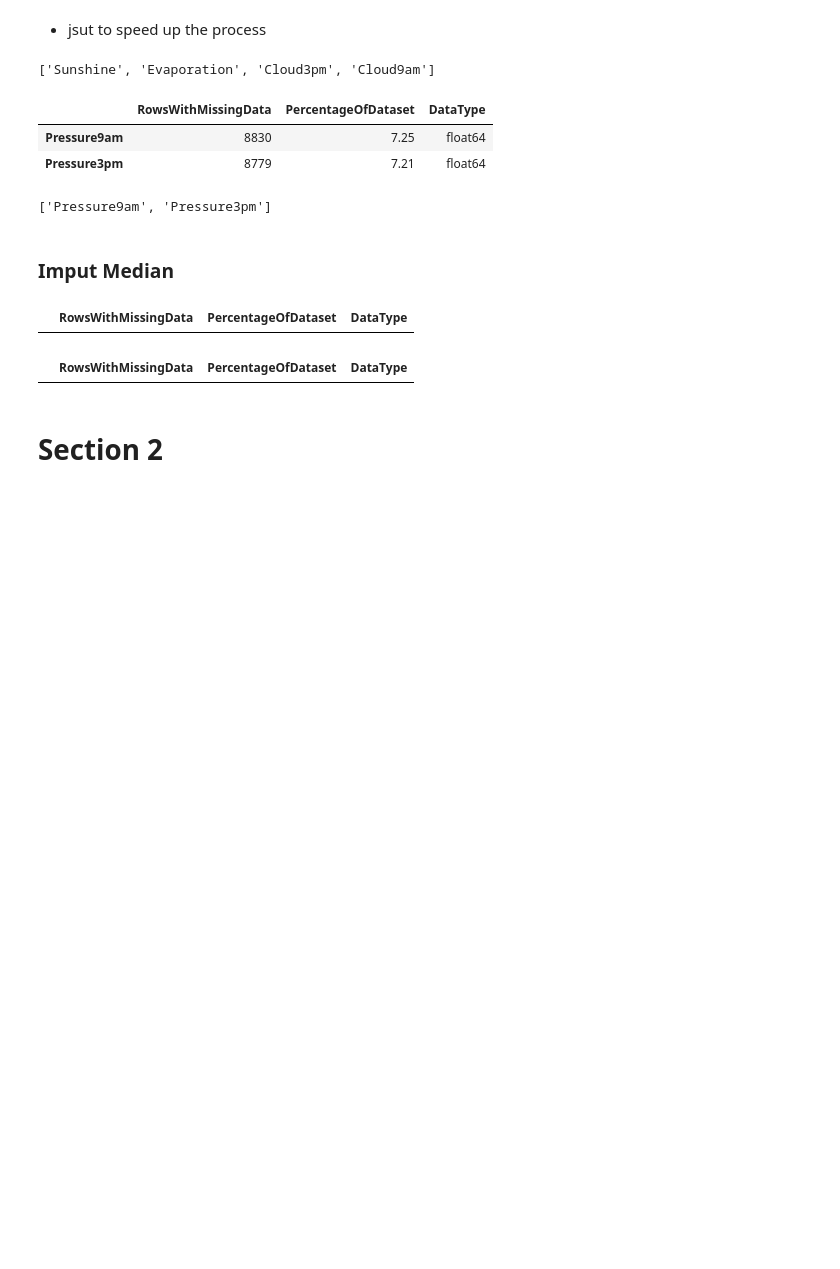
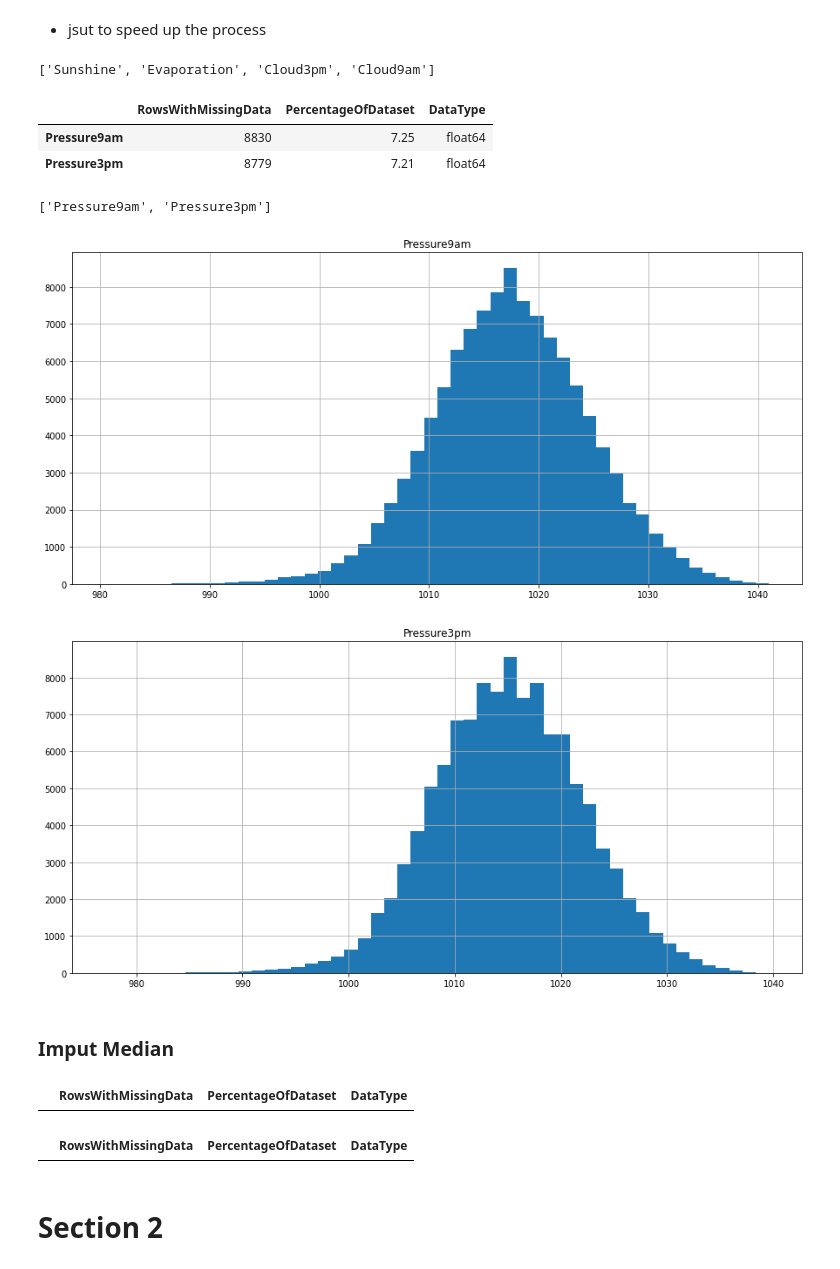
Before and after one commit to FernandoRocha88/WalkthroughProject, a Jupyter notebook: jupyter_notebooks/DataCleaning.ipynb, the cells around one changed output. Drawn from its saved outputs; the diff is of its cells as text; code cells hidden in the pictures; blank space fills up the shorter version.

```diff
--- a/jupyter_notebooks/DataCleaning.ipynb
+++ b/jupyter_notebooks/DataCleaning.ipynb
@@ -398,3 +272,18 @@ df.filter(na_variables).hist(bins=50,figsize=(20,6))
+# %%
+def PlotDistribution(df):
+  categorical_columns = df.select_dtypes(exclude=["number"])
+
+  for col in df.columns.to_list():
+    if col in categorical_columns: df[col].value_counts().plot.bar(figsize=(15,7))
+    else: df[col].hist(figsize=(15,7),bins=50)
+    plt.title(f"{col}")
+    plt.show()
+
+
+PlotDistribution(df.filter(na_variables))
+# %% [output]
+[figure, added]
+[figure, added]
 # %% [markdown]
 ### Imput Median
 # %%
```
Also changed, not shown: parts of 16 cells of this notebook.
